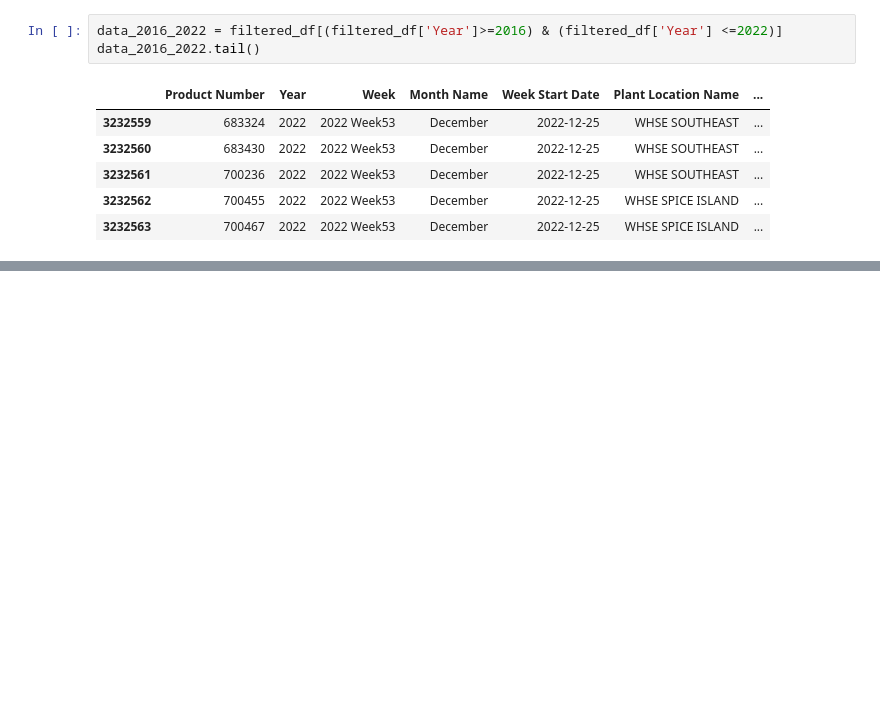
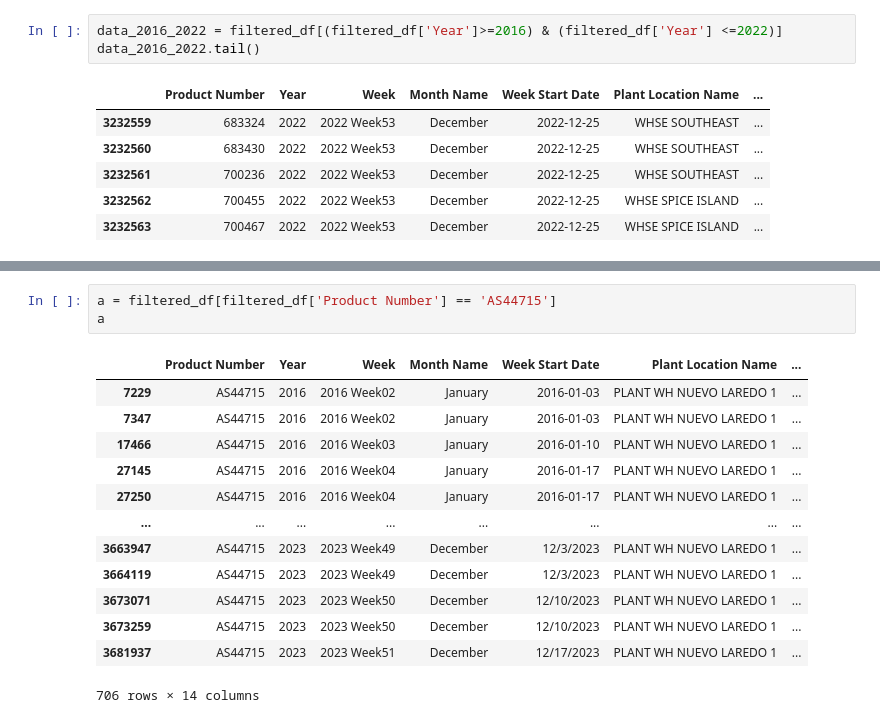
Before and after one commit to bilaalmunir/DataScience-OrderQuantity-Forecasting, a Jupyter notebook: main.ipynb, the cells around one changed output, grey strips where cells are left out. Cells and saved outputs as stored; diff of their text form; blank space fills up the shorter version.

```diff
--- a/main.ipynb
+++ b/main.ipynb
@@ -189,0 +215,17 @@ np.int64(71709)
+# %%
+a = filtered_df[filtered_df['Product Number'] == 'AS44715']
+a
+# %% [output]
+|  | Product Number | Year | Week | Month Name | Week Start Date | Plant Location Name | ... |
+| 7229 | AS44715 | 2016 | 2016 Week02 | January | 2016-01-03 | PLANT WH NUEVO LAREDO 1 | ... |
+| 7347 | AS44715 | 2016 | 2016 Week02 | January | 2016-01-03 | PLANT WH NUEVO LAREDO 1 | ... |
+| 17466 | AS44715 | 2016 | 2016 Week03 | January | 2016-01-10 | PLANT WH NUEVO LAREDO 1 | ... |
+| 27145 | AS44715 | 2016 | 2016 Week04 | January | 2016-01-17 | PLANT WH NUEVO LAREDO 1 | ... |
+| 27250 | AS44715 | 2016 | 2016 Week04 | January | 2016-01-17 | PLANT WH NUEVO LAREDO 1 | ... |
+| ... | ... | ... | ... | ... | ... | ... | ... |
+| 3663947 | AS44715 | 2023 | 2023 Week49 | December | 12/3/2023 | PLANT WH NUEVO LAREDO 1 | ... |
+| 3664119 | AS44715 | 2023 | 2023 Week49 | December | 12/3/2023 | PLANT WH NUEVO LAREDO 1 | ... |
+| 3673071 | AS44715 | 2023 | 2023 Week50 | December | 12/10/2023 | PLANT WH NUEVO LAREDO 1 | ... |
+| 3673259 | AS44715 | 2023 | 2023 Week50 | December | 12/10/2023 | PLANT WH NUEVO LAREDO 1 | ... |
+| 3681937 | AS44715 | 2023 | 2023 Week51 | December | 12/17/2023 | PLANT WH NUEVO LAREDO 1 | ... |
+706 rows × 14 columns
```
Also changed, not shown: parts of 9 cells of this notebook, 1 other file.
